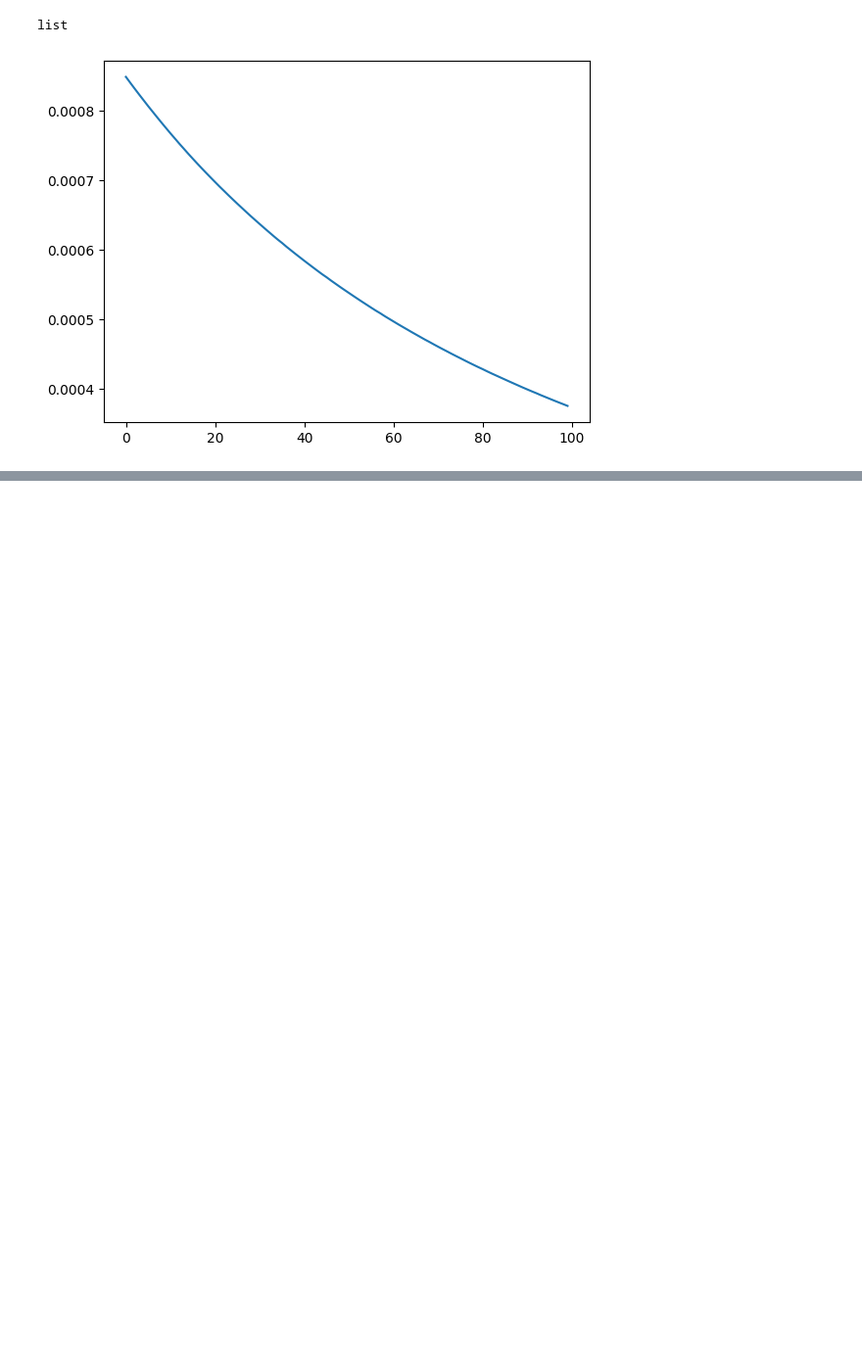
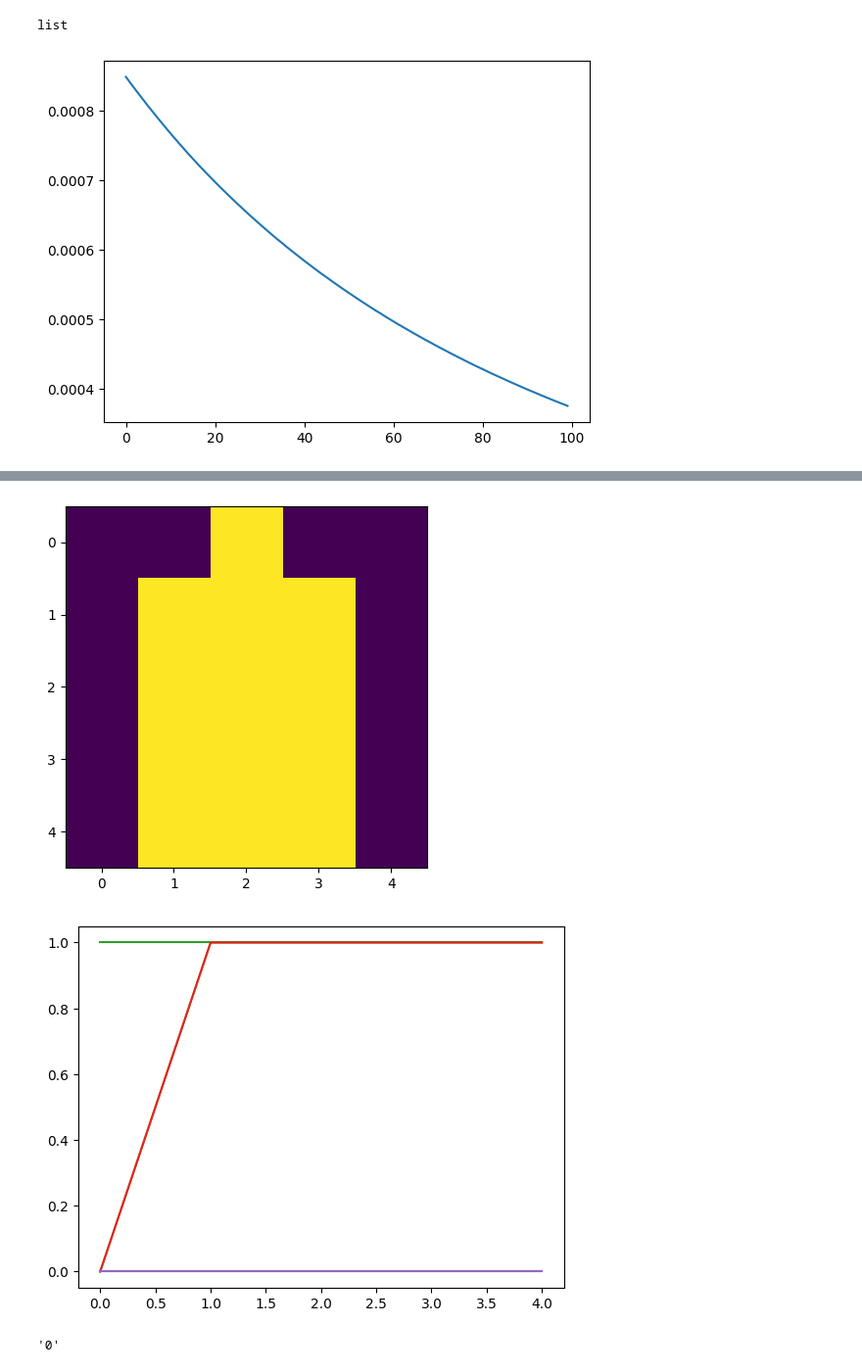
Before and after one commit to kagami-tsukimura/pytorch-deeplearning, a Jupyter notebook: 1_fnn/ex.ipynb, the cells around one changed output, grey strips where cells are left out. Shown: that part at 98% size. Saved outputs shown, nothing was run; the diff lists cells and outputs as text; code cells hidden in the pictures; blank space fills up the shorter version.

```diff
--- a/1_fnn/ex.ipynb
+++ b/1_fnn/ex.ipynb
@@ -180,10 +215,24 @@ plt.show()
 # %%
-zero = torch.tensor(
+near_one = torch.Tensor(
     [
         [0, 0, 1, 0, 0],
-        [0, 1, 0, 1, 0],
-        [0, 1, 0, 1, 0],
-        [0, 1, 0, 1, 0],
-        [0, 0, 1, 0, 0],
+        [0, 1, 1, 1, 0],
+        [0, 1, 1, 1, 0],
+        [0, 1, 1, 1, 0],
+        [0, 1, 1, 1, 0],
     ],
 )
+
+# near_one
+plt.imshow(near_one)
+plt.show()
+
+near_one = torch.tensor(near_one)
+plt.plot(near_one)
+plt.show()
+
+classes[net(near_one.view(-1, 25)).max(dim=1)[1].item()]
+# %% [output]
+[figure, added]
+[figure, added]
+'0'
```
Also changed, not shown: parts of 4 cells of this notebook.
